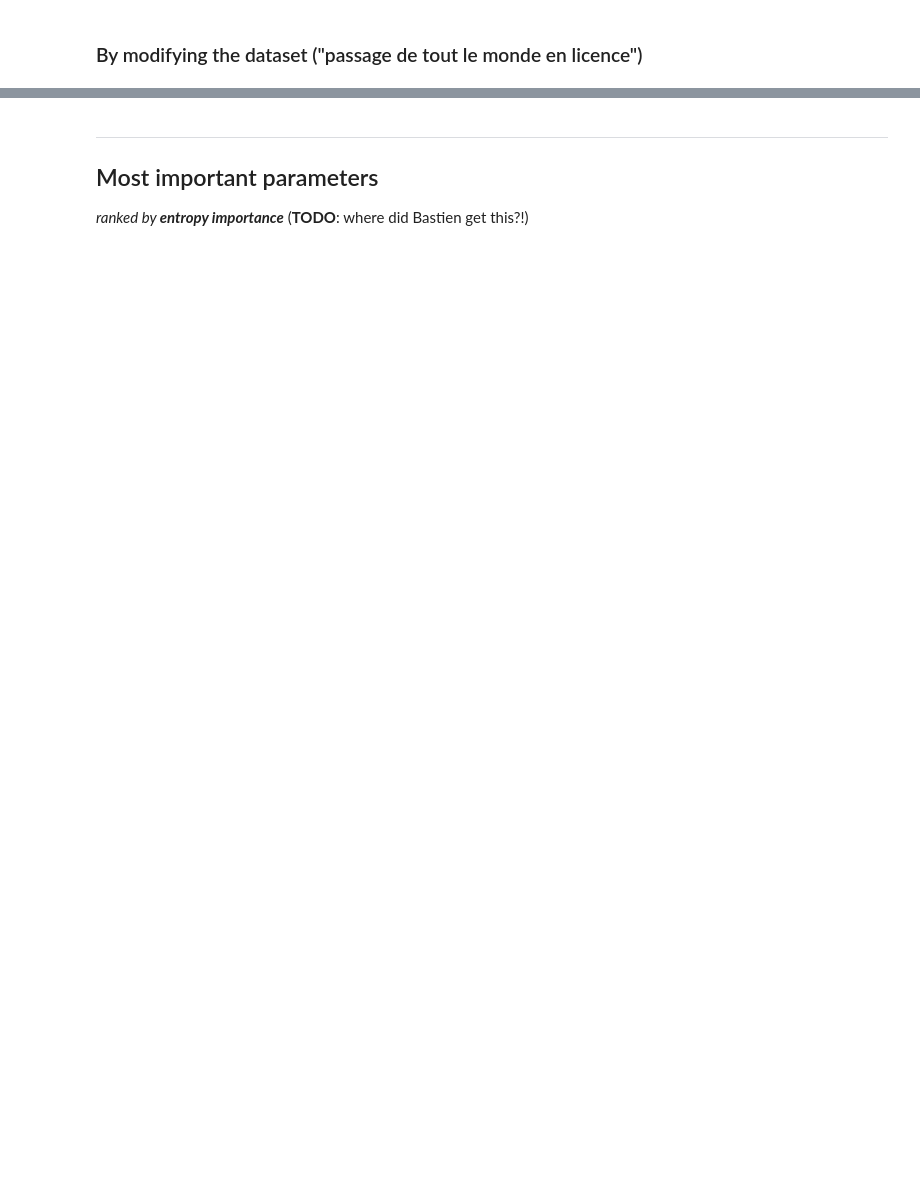
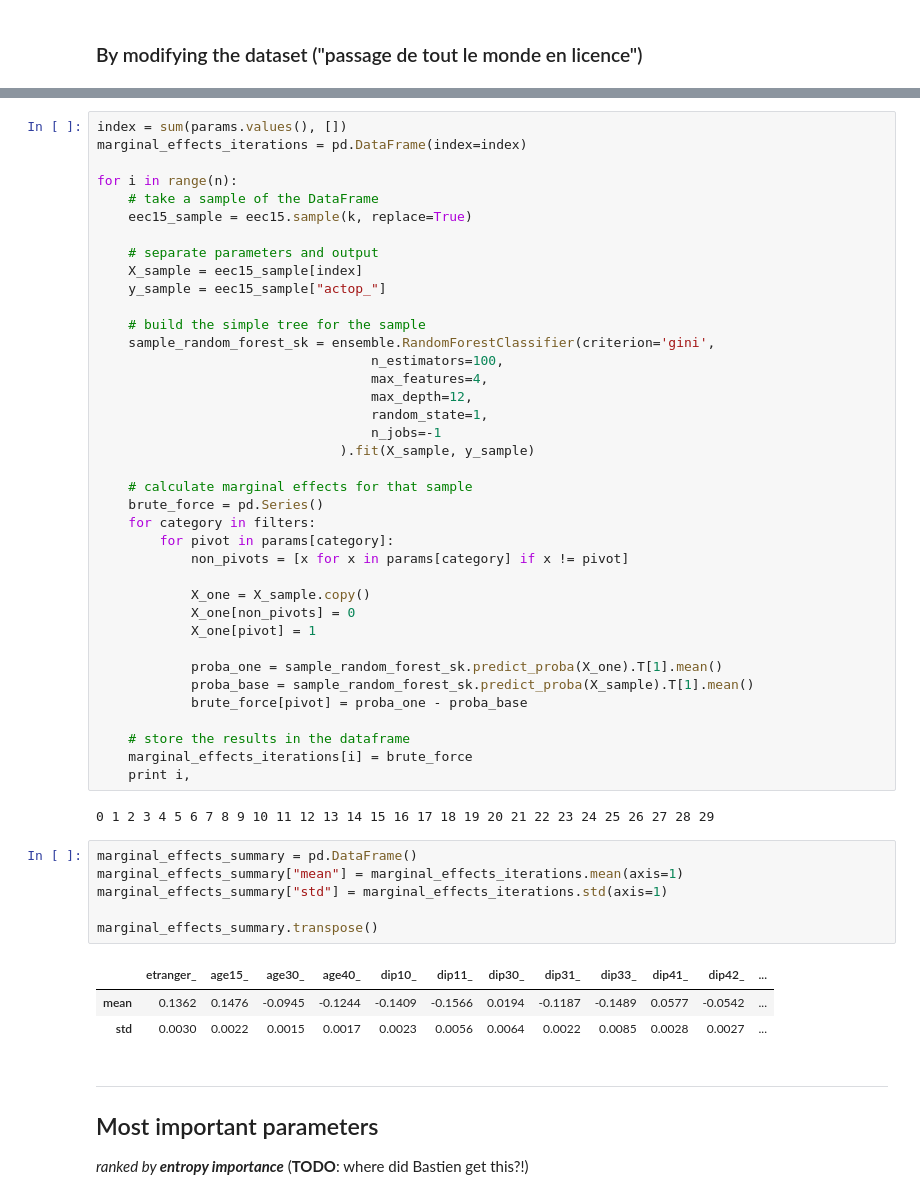
Before and after one commit to ncocacola/econml, a Jupyter notebook: python/eec15/06_random_forest.ipynb, the cells around one changed output, grey strips where cells are left out. Cells and saved outputs as stored; diff of their text form; blank space fills up the shorter version.

```diff
--- a/python/eec15/06_random_forest.ipynb
+++ b/python/eec15/06_random_forest.ipynb
@@ -143,3 +157,53 @@ marginal_effects.transpose()
+# %%
+index = sum(params.values(), [])
+marginal_effects_iterations = pd.DataFrame(index=index)
+
+for i in range(n):
+    # take a sample of the DataFrame
+    eec15_sample = eec15.sample(k, replace=True)
+
+    # separate parameters and output
+    X_sample = eec15_sample[index]
+    y_sample = eec15_sample["actop_"]
+
+    # build the simple tree for the sample
+    sample_random_forest_sk = ensemble.RandomForestClassifier(criterion='gini',
+                                   n_estimators=100,
+                                   max_features=4,
+                                   max_depth=12,
+                                   random_state=1,
+                                   n_jobs=-1
+                               ).fit(X_sample, y_sample)
+
+    # calculate marginal effects for that sample
+    brute_force = pd.Series()
+    for category in filters:
+        for pivot in params[category]:
+            non_pivots = [x for x in params[category] if x != pivot]
+
+            X_one = X_sample.copy()
+            X_one[non_pivots] = 0
+            X_one[pivot] = 1
+
+            proba_one = sample_random_forest_sk.predict_proba(X_one).T[1].mean()
+            proba_base = sample_random_forest_sk.predict_proba(X_sample).T[1].mean()
+            brute_force[pivot] = proba_one - proba_base
+
+    # store the results in the dataframe
+    marginal_effects_iterations[i] = brute_force
+    print i,
+# %% [output]
+0 1 2 3 4 5 6 7 8 9 10 11 12 13 14 15 16 17 18 19 20 21 22 23 24 25 26 27 28 29
+# %%
+marginal_effects_summary = pd.DataFrame()
+marginal_effects_summary["mean"] = marginal_effects_iterations.mean(axis=1)
+marginal_effects_summary["std"] = marginal_effects_iterations.std(axis=1)
+
+marginal_effects_summary.transpose()
+# %% [output]
+|  | etranger_ | age15_ | age30_ | age40_ | dip10_ | dip11_ | dip30_ | dip31_ | dip33_ | dip41_ | dip42_ | ... |
+| mean | 0.1362 | 0.1476 | -0.0945 | -0.1244 | -0.1409 | -0.1566 | 0.0194 | -0.1187 | -0.1489 | 0.0577 | -0.0542 | ... |
+| std | 0.0030 | 0.0022 | 0.0015 | 0.0017 | 0.0023 | 0.0056 | 0.0064 | 0.0022 | 0.0085 | 0.0028 | 0.0027 | ... |
 # %% [markdown]
 ---
 ## Most important parameters
```
Also changed, not shown: parts of 12 cells of this notebook.
